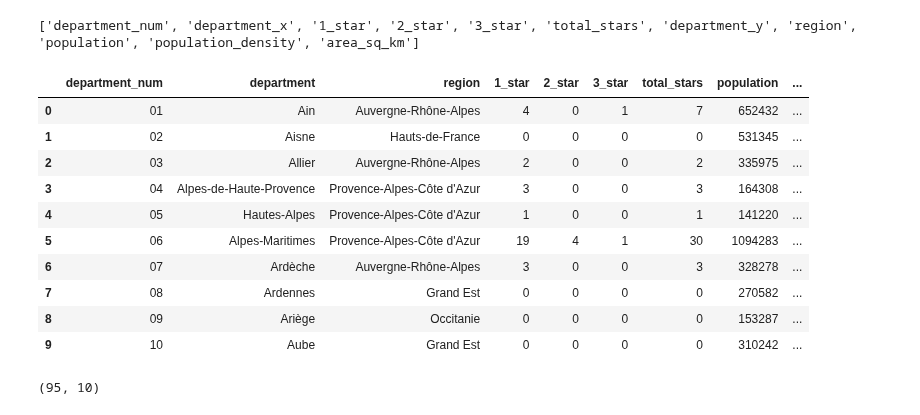
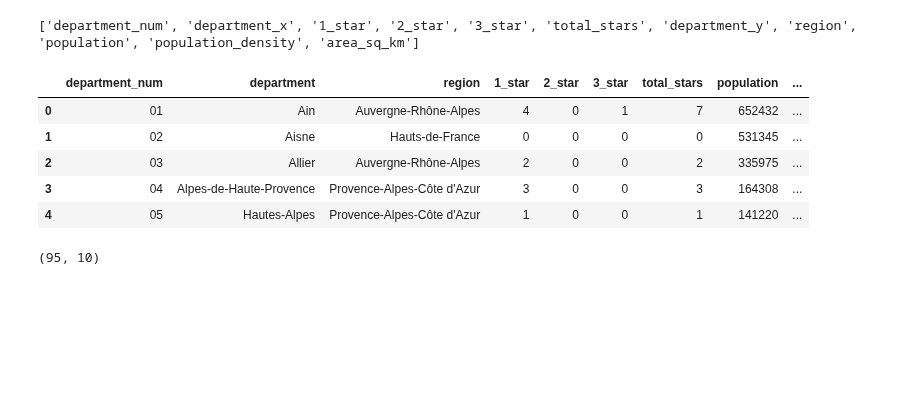
Before and after one commit to pineapple-bois/Michelin_Rated_Restaurants, a Jupyter notebook: Notebooks/France/France.ipynb, the cells around one changed output. Saved outputs shown, nothing was run; the diff lists cells and outputs as text; code cells hidden in the pictures; blank space fills up the shorter version.

```diff
--- a/Notebooks/France/France.ipynb
+++ b/Notebooks/France/France.ipynb
@@ -648,7 +650,8 @@ Appending missing departments to `dept_grouped`
 missing_dept_dict = {'Deux-Sèvres': '79', 'Nièvre': '58', 'Aisne': '02', 'Tarn-et-Garonne': '82'}
 
 for dept in missing_dept_dict:
-    dept_data = pd.Series({'department_num': missing_dept_dict[dept], 'department': dept, '1_star': 0, '2_star': 0, '3_star': 0, 'total_stars': 0})
+    dept_data = pd.Series({'department_num': missing_dept_dict[dept],
+                           'department': dept, '1_star': 0, '2_star': 0, '3_star': 0, 'total_stars': 0})
     dept_grouped = pd.concat([dept_grouped, pd.DataFrame([dept_data])], ignore_index=True)
 # %% [markdown]
 We combine the two Corsican departments in `demographics`
@@ -662,7 +665,8 @@ corse_data['region'] = 'Corse'
 
 demographics = pd.concat([demographics, pd.DataFrame(corse_data).T], ignore_index=True)
 # We drop 'Haute-Corse' and 'Corse-du-Sud' from demographics
-demographics = demographics[(demographics['department'] != 'Haute-Corse') & (demographics['department'] != 'Corse-du-Sud')]
+demographics = demographics[(demographics['department'] != 'Haute-Corse')
+                            & (demographics['department'] != 'Corse-du-Sud')]
 # %%
 set1 = set(dept_grouped['department'].unique())
 set2 = set(demographics['department'].unique())
@@ -690,22 +694,17 @@ departmental_data = departmental_data.drop('department_y', axis=1)
 departmental_data = departmental_data.rename(columns={'department_x': 'department'})
 
 # Order columns
-departmental_data = departmental_data[['department_num', 'department', 'region', '1_star', '2_star', '3_star', 'total_stars',
-                                        'population', 'population_density', 'area_sq_km']]
+departmental_data = departmental_data[['department_num', 'department', 'region', '1_star', '2_star', '3_star',
+                                       'total_stars','population', 'population_density', 'area_sq_km']]
 # %%
-departmental_data.head(10)
+departmental_data.head()
 # %% [output]
 |  | department_num | department | region | 1_star | 2_star | 3_star | total_stars | population | ... |
 | 0 | 01 | Ain | Auvergne-Rhône-Alpes | 4 | 0 | 1 | 7 | 652432 | ... |
 | 1 | 02 | Aisne | Hauts-de-France | 0 | 0 | 0 | 0 | 531345 | ... |
 | 2 | 03 | Allier | Auvergne-Rhône-Alpes | 2 | 0 | 0 | 2 | 335975 | ... |
 | 3 | 04 | Alpes-de-Haute-Provence | Provence-Alpes-Côte d'Azur | 3 | 0 | 0 | 3 | 164308 | ... |
 | 4 | 05 | Hautes-Alpes | Provence-Alpes-Côte d'Azur | 1 | 0 | 0 | 1 | 141220 | ... |
-| 5 | 06 | Alpes-Maritimes | Provence-Alpes-Côte d'Azur | 19 | 4 | 1 | 30 | 1094283 | ... |
-| 6 | 07 | Ardèche | Auvergne-Rhône-Alpes | 3 | 0 | 0 | 3 | 328278 | ... |
-| 7 | 08 | Ardennes | Grand Est | 0 | 0 | 0 | 0 | 270582 | ... |
-| 8 | 09 | Ariège | Occitanie | 0 | 0 | 0 | 0 | 153287 | ... |
-| 9 | 10 | Aube | Grand Est | 0 | 0 | 0 | 0 | 310242 | ... |
 # %%
 departmental_data.shape
 # %% [output]
```
Also changed, not shown: parts of 6 cells of this notebook.
